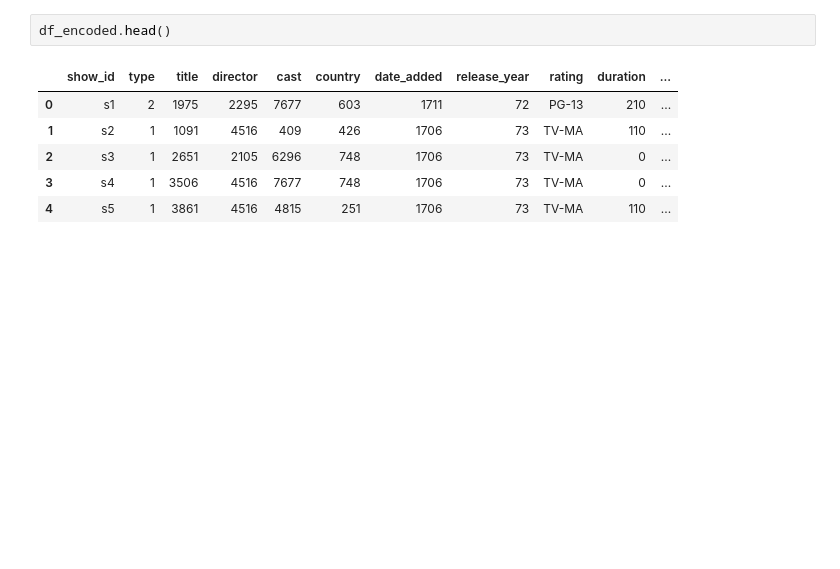
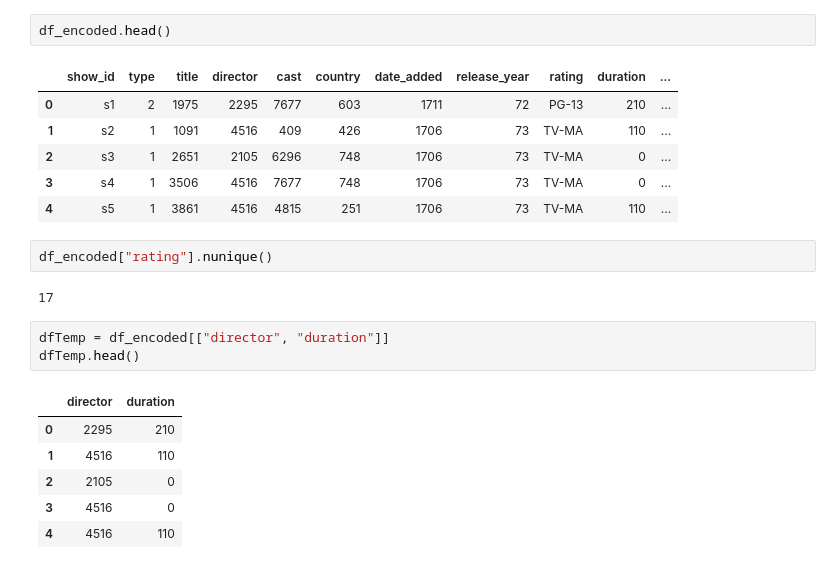
Before and after one commit to MaelGalliou/Project-Data-Integration, a Jupyter notebook: ml.ipynb, the cells around one changed output. Cells and saved outputs as stored; diff of their text form; blank space fills up the shorter version.

```diff
--- a/ml.ipynb
+++ b/ml.ipynb
@@ -94,3 +95,17 @@ df_encoded.head()
 | 2 | s3 | 1 | 2651 | 2105 | 6296 | 748 | 1706 | 73 | TV-MA | 0 | ... |
 | 3 | s4 | 1 | 3506 | 4516 | 7677 | 748 | 1706 | 73 | TV-MA | 0 | ... |
 | 4 | s5 | 1 | 3861 | 4516 | 4815 | 251 | 1706 | 73 | TV-MA | 110 | ... |
+# %%
+df_encoded["rating"].nunique()
+# %% [output]
+17
+# %%
+dfTemp = df_encoded[["director", "duration"]]
+dfTemp.head()
+# %% [output]
+|  | director | duration |
+| 0 | 2295 | 210 |
+| 1 | 4516 | 110 |
+| 2 | 2105 | 0 |
+| 3 | 4516 | 0 |
+| 4 | 4516 | 110 |
```
Also changed, not shown: parts of 6 cells of this notebook.
